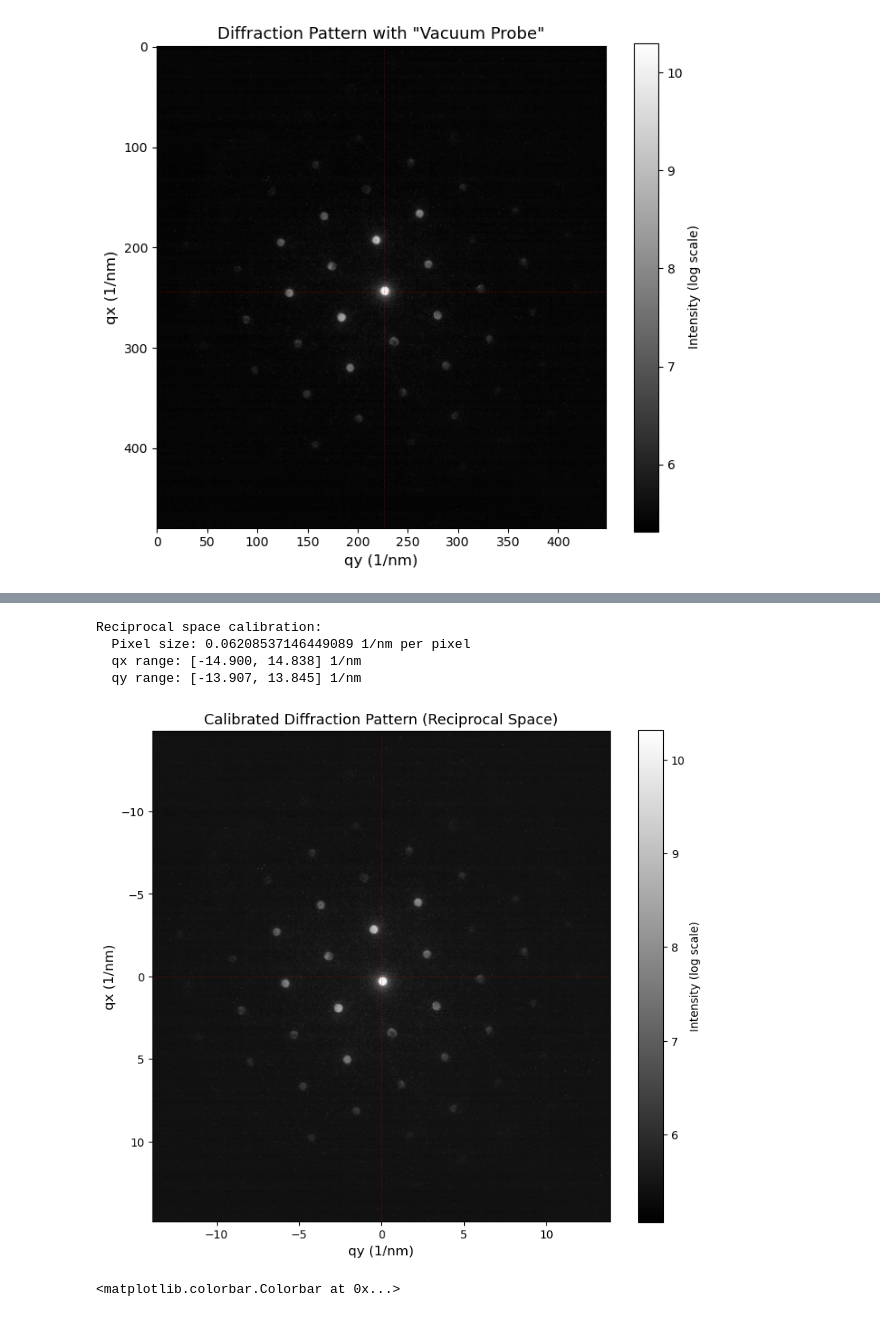
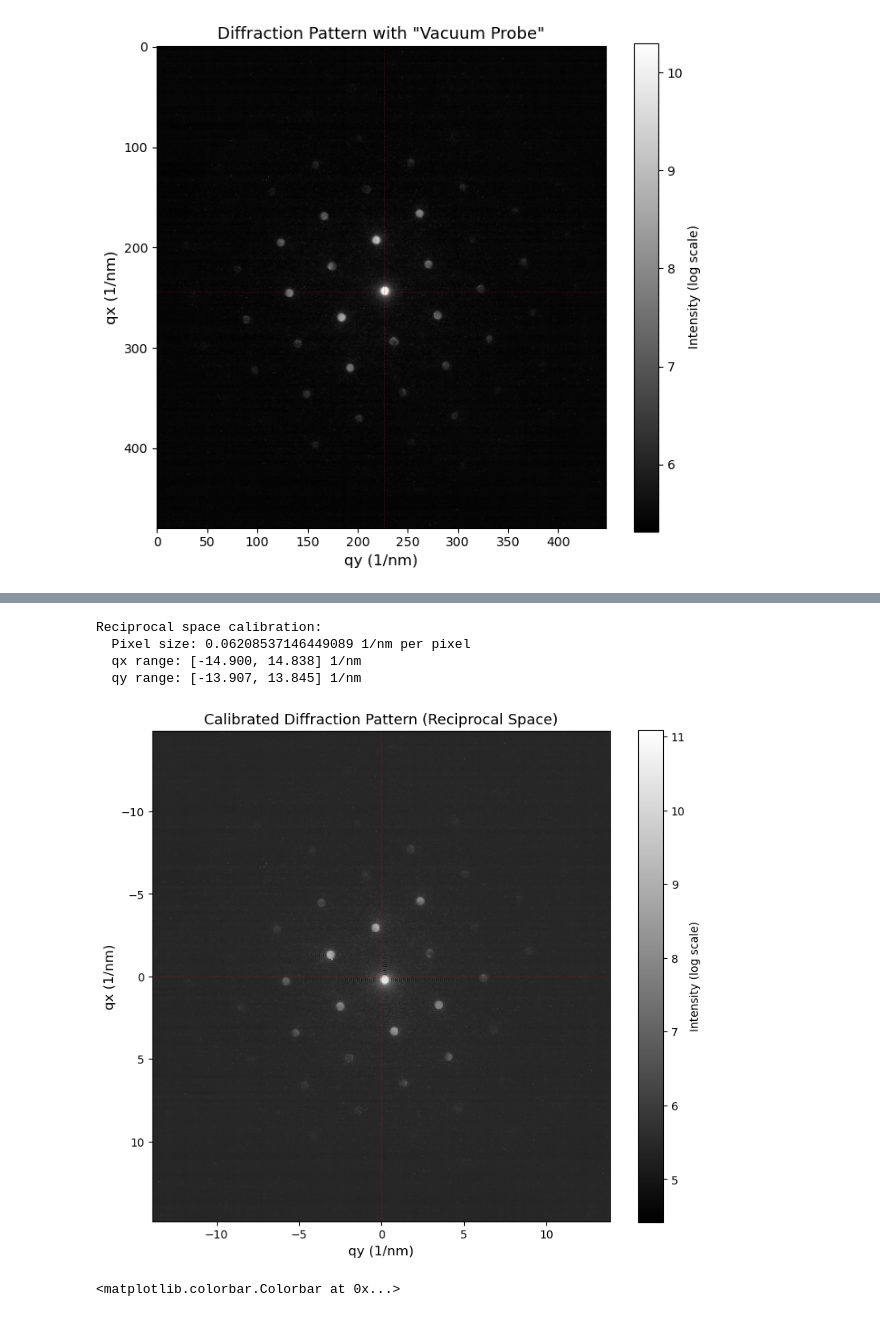
Before and after one commit to aramichang/MATSCI465_AramiChang, a Jupyter notebook: assignment_02_setup.ipynb, the cells around one changed output, grey strips where cells are left out. Drawn from its saved outputs; the diff is of its cells as text; code cells hidden in the pictures.

```diff
--- a/assignment_02_setup.ipynb
+++ b/assignment_02_setup.ipynb
@@ -130,34 +135,33 @@ DataCube( A 4-dimensional array of shape (77, 17, 480, 448) called 'dm_dataset',
 # %%
-reciprocal_pixel_size = 0.06208537146449089 # taken from Hyperspy axis manager
 origin_x = sige.shape[2] / 2.0
 origin_y = sige.shape[3] / 2.0
 
 qx = (np.arange(sige.shape[2]) - origin_x) * reciprocal_pixel_size
 qy = (np.arange(sige.shape[3]) - origin_y) * reciprocal_pixel_size
 
 print(f"Reciprocal space calibration:")
 print(f"  Pixel size: {reciprocal_pixel_size} 1/nm per pixel")
 print(f"  qx range: [{qx.min():.3f}, {qx.max():.3f}] 1/nm")
 print(f"  qy range: [{qy.min():.3f}, {qy.max():.3f}] 1/nm")
 
 fig, ax = plt.subplots(1, 1, figsize=(8, 7))
 
-im = ax.imshow(np.log1p(sige.data[32,16,:,:]),
+im = ax.imshow(np.log1p(sige.data[5,0,:,:]),
                extent=[qy.min(), qy.max(), qx.max(), qx.min()],
                cmap='gray', origin='upper')
 ax.set_xlabel('qy (1/nm)', fontsize=12)
 ax.set_ylabel('qx (1/nm)', fontsize=12)
 ax.set_title('Calibrated Diffraction Pattern (Reciprocal Space)', fontsize=13)
 ax.axhline(y=0, color='r', linestyle='--', alpha=0.3, linewidth=0.5)
 ax.axvline(x=0, color='r', linestyle='--', alpha=0.3, linewidth=0.5)
 plt.colorbar(im, ax=ax, label='Intensity (log scale)')
 plt.tight_layout()
 # %% [output]
 Reciprocal space calibration:
   Pixel size: 0.06208537146449089 1/nm per pixel
   qx range: [-14.900, 14.838] 1/nm
   qy range: [-13.907, 13.845] 1/nm
-[figure, old version]
+[figure, new version]
 # %%
 # datacube shape: (Rx, Ry, Qx, Qy)
 Rx, Ry, Qx, Qy = sige.shape
```
Also changed, not shown: parts of 2 cells of this notebook.
